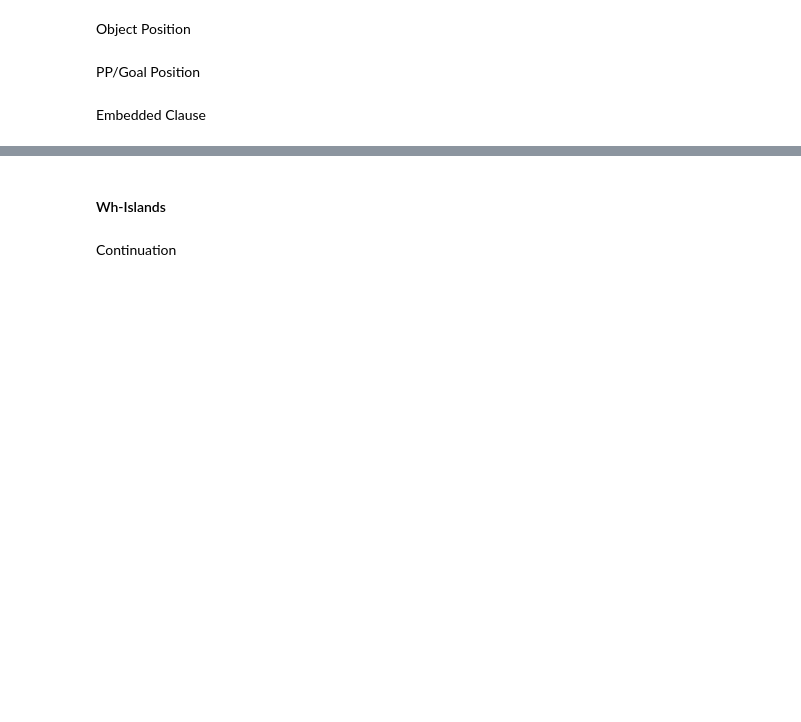
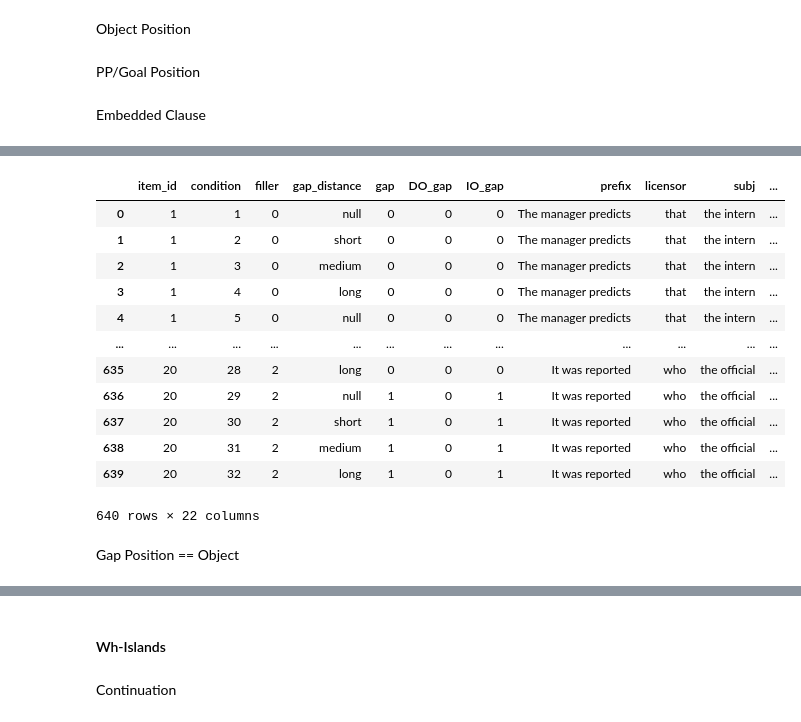
Before and after one commit to um-cap-lab/EMNLP-2025-submission, a Jupyter notebook: surprisal_calculation.ipynb, the cells around one changed output, grey strips where cells are left out. Drawn from its saved outputs; the diff is of its cells as text; code cells hidden in the pictures; blank space fills up the shorter version.

```diff
--- a/surprisal_calculation.ipynb
+++ b/surprisal_calculation.ipynb
@@ -205,23 +325,16 @@ def split_ends(ends):
 def encode_wh_licensor(df):
     """
     Adds a numeric column to the DataFrame:
-    - 1 if licensor is "what"
+    - 1 if licensor is a wh-licensor
     - -1 otherwise (licensor is "that" or absent)
     """
-    df['wh_numeric'] = df['licensor'].apply(lambda x: 1 if str(x).strip().lower() == 'what' else -1)
+    df['wh_numeric'] = df['filler'].apply(lambda x: 1 if x > 0 else -1)
     return df
 
-def merge_sentence(row):
+def merge_sentence(row, syntactic_parts):
     '''Merges sentence columns back into full sentence.'''
 
-    parts = [
-        row['prefix'],
-        row['licensor'],
-        row['subj'],
-        row['verb'],
-        row['object'],
-        row['modifier']
-    ]
+    parts = [row[part] for part in syntactic_parts]
     # filter out NaN or empty parts
     non_empty_parts = [str(part) for part in parts if pd.notna(part) and str(part).strip() != '']
     # join with spaces and add end punctuation
@@ -657,0 +547,24 @@ mixed_effects_linear_regression(pp_df, iv_list, 'region_surprisal', 'gap positio
+# %%
+sentence_df[['temp_mod', 'end']] = sentence_df['temp_mod'].apply(split_ends)
+sentence_df = encode_wh_licensor(sentence_df)
+sentence_df['gap_numeric'] = sentence_df['gap'].replace(0, -1)
+syntactic_parts = ['prefix', 'licensor', 'subj', 'modifier', 'verb', 'object', 'prep', 'goal', 'temp_mod']
+sentence_df['sentence'] = sentence_df.apply(lambda x: merge_sentence(x, syntactic_parts), axis = 1)
+sentence_df['surprisals'] = sentence_df['sentence'].apply(calculate_surprisal)
+sentence_df
+# %% [output]
+|  | item_id | condition | filler | gap_distance | gap | DO_gap | IO_gap | prefix | licensor | subj | ... |
+| 0 | 1 | 1 | 0 | null | 0 | 0 | 0 | The manager predicts | that | the intern | ... |
+| 1 | 1 | 2 | 0 | short | 0 | 0 | 0 | The manager predicts | that | the intern | ... |
+| 2 | 1 | 3 | 0 | medium | 0 | 0 | 0 | The manager predicts | that | the intern | ... |
+| 3 | 1 | 4 | 0 | long | 0 | 0 | 0 | The manager predicts | that | the intern | ... |
+| 4 | 1 | 5 | 0 | null | 0 | 0 | 0 | The manager predicts | that | the intern | ... |
+| ... | ... | ... | ... | ... | ... | ... | ... | ... | ... | ... | ... |
+| 635 | 20 | 28 | 2 | long | 0 | 0 | 0 | It was reported | who | the official | ... |
+| 636 | 20 | 29 | 2 | null | 1 | 0 | 1 | It was reported | who | the official | ... |
+| 637 | 20 | 30 | 2 | short | 1 | 0 | 1 | It was reported | who | the official | ... |
+| 638 | 20 | 31 | 2 | medium | 1 | 0 | 1 | It was reported | who | the official | ... |
+| 639 | 20 | 32 | 2 | long | 1 | 0 | 1 | It was reported | who | the official | ... |
+640 rows × 22 columns
+# %% [markdown]
+Gap Position == Object
```
Also changed, not shown: parts of 60 cells of this notebook.
